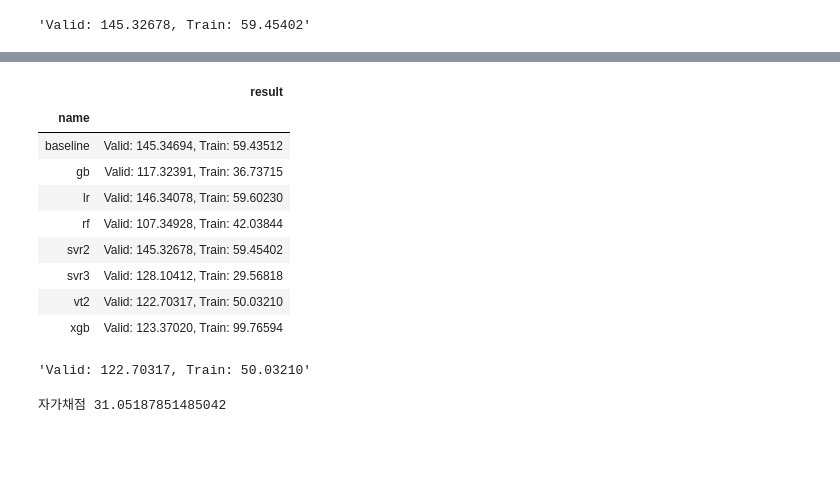
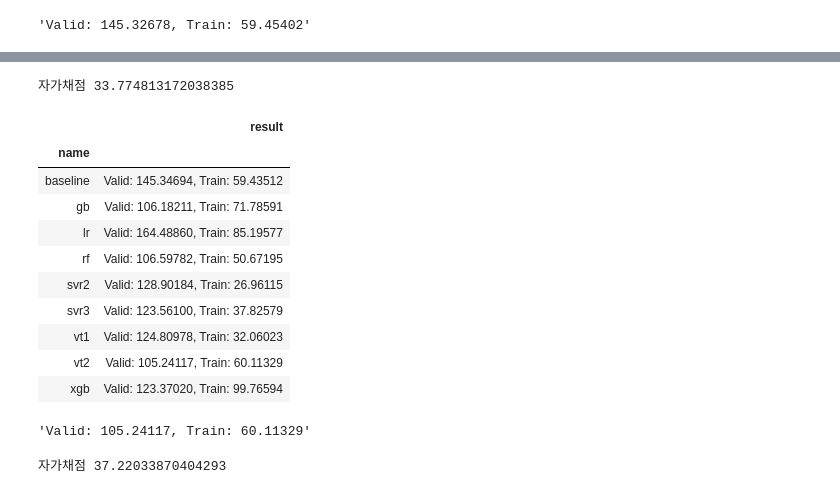
Before and after one commit to sunkusun9/DS_lv3_2503_2, a Jupyter notebook: sec_ds_lv3_prob3_kaggle.ipynb, the cells around one changed output, grey strips where cells are left out. Cells and saved outputs as stored; diff of their text form; code cells hidden in the pictures; blank space fills up the shorter version.

Commit message:
Day1 Kaggle 문제 풀이 올립니다.

```diff
--- a/sec_ds_lv3_prob3_kaggle.ipynb
+++ b/sec_ds_lv3_prob3_kaggle.ipynb
@@ -379,14 +416,15 @@ X_gb = [i.strip() for i in X_gb.split(',')]
 ct = ColumnTransformer([
     ('pt', 'passthrough', X_gb)
 ])
-# TODO-with 모델을 튜닝해봅니다.  n_estimators, learning_rate, max_depth, min_samples_leaf
+# 모델을 튜닝해봅니다.  n_estimators, learning_rate, max_depth, min_samples_leaf
 reg_gb = make_pipeline(
     ct,
     GradientBoostingRegressor(
         loss = 'huber', # 손실함수: huber
-        n_estimators = 75, # 트리의 수: 75
-        max_depth = 7, # 트리의 최대 깊이: 7
-        min_samples_leaf = 4, # 리프 노드(Leaf Node)의 최소 샘플 수: 4
+        learning_rate = 0.01,
+        n_estimators = 500, # 트리의 수: 75
+        max_depth = 5, # 트리의 최대 깊이: 7
+        min_samples_leaf = 8, # 리프 노드(Leaf Node)의 최소 샘플 수: 4
         random_state = 123 # 랜덤 시드: 123
     )
 )
@@ -464,0 +472,22 @@ eval_model('rf', reg_rf)
+# %%
+# RF: Random Forest
+
+from sklearn.ensemble import RandomForestRegressor
+
+X_rf = "15분, 30분, 45분, 60분, DayName, Hour, AM, Weekend_yn, Holiday_yn, Avg, TotalHour, 생산량, 기온, 풍속, 습도, 강수량, 전기요금(계절), 공장인원, 인건비"
+X_rf = [i.strip() for i in X_rf.split(',')]
+
+ct = ColumnTransformer([
+    ('pt', 'passthrough', X_rf)
+])
+
+# max_depth=, n_estimators= 을 사용하여 튜닝해봅니다.
+reg_rf = make_pipeline(
+    ct,
+    RandomForestRegressor(
+        max_depth = 9,
+        n_estimators = 150,
+        random_state=123,
+    )
+)
+eval_model('rf', reg_rf)
@@ -465,34 +506,43 @@ eval_model('rf', reg_rf)
+# %%
+prd = select_model(reg_rf)
+
+# 자가 채점
+print("자가채점", mean_absolute_error(s_kaggle_ans, prd))
+# %% [output]
+자가채점 33.774813172038385
 # %%
 from sklearn.ensemble import VotingRegressor
 
 # Voting할 모델을 선별합니다.
 
 reg_vt2 = VotingRegressor([
-    ('svr2', reg_svr2),
-    ('svr3', reg_svr3),
+    #('svr2', reg_svr2),
+    #('svr3', reg_svr3),
     ('gb', reg_gb),
     ('rf', reg_rf),
-    ('xgb', reg_xgb),
-    ('lr', reg_lr)
+    #('xgb', reg_xgb),
+    #('lr', reg_lr)
 ])
 
 # Voting 모델의 성능을 측정
 eval_model('vt2', reg_vt2)
 # %% [output]
 |  | result |
 | name |  |
 | baseline | Valid: 145.34694, Train: 59.43512 |
-| gb | Valid: 117.32391, Train: 36.73715 |
-| lr | Valid: 146.34078, Train: 59.60230 |
-| rf | Valid: 107.34928, Train: 42.03844 |
-| svr2 | Valid: 145.32678, Train: 59.45402 |
-| svr3 | Valid: 128.10412, Train: 29.56818 |
-| vt2 | Valid: 122.70317, Train: 50.03210 |
+| gb | Valid: 106.18211, Train: 71.78591 |
+| lr | Valid: 164.48860, Train: 85.19577 |
+| rf | Valid: 106.59782, Train: 50.67195 |
+| svr2 | Valid: 128.90184, Train: 26.96115 |
+| svr3 | Valid: 123.56100, Train: 37.82579 |
+| vt1 | Valid: 124.80978, Train: 32.06023 |
+| vt2 | Valid: 105.24117, Train: 60.11329 |
 | xgb | Valid: 123.37020, Train: 99.76594 |
-'Valid: 122.70317, Train: 50.03210'
+'Valid: 105.24117, Train: 60.11329'
-# %%
-prd = select_model(reg_vt2)
-# 자가 채점
-print("자가채점", mean_absolute_error(s_kaggle_ans, prd))
-# %% [output]
-자가채점 31.05187851485042
+# %%
+prd = select_model(reg_vt2)
+
+# 자가 채점
+print("자가채점", mean_absolute_error(s_kaggle_ans, prd))
+# %% [output]
+자가채점 37.22033870404293
```
Also changed, not shown: parts of 11 cells of this notebook.
